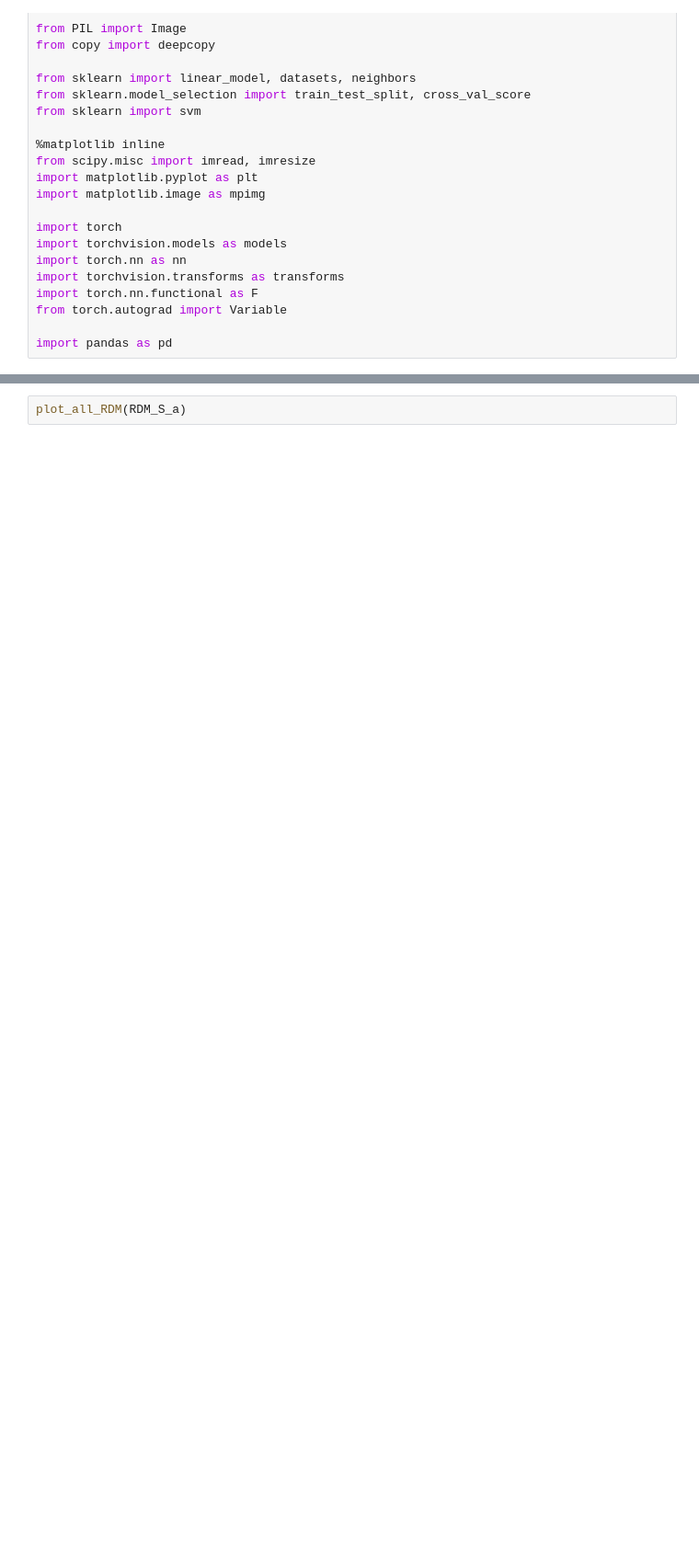
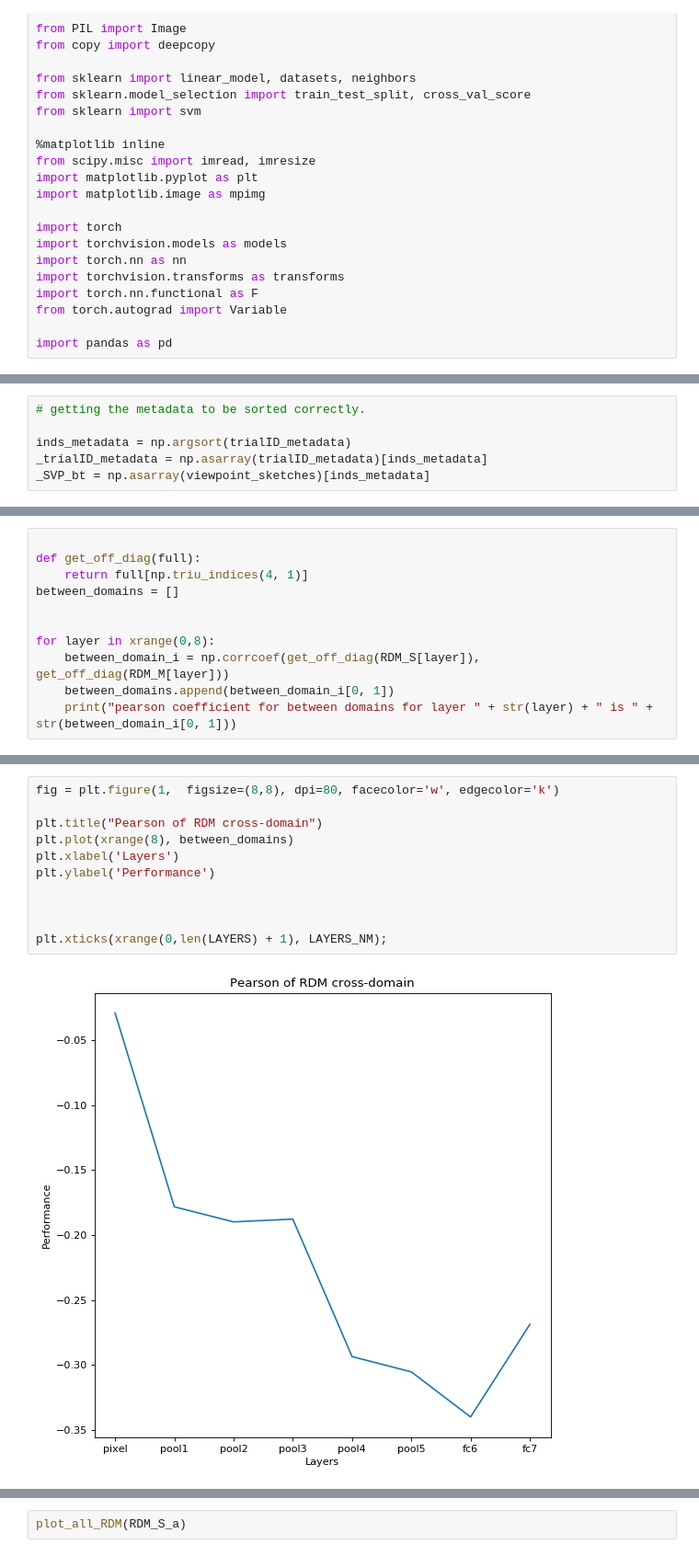
Before and after one commit to judithfan/sketchfeat, a Jupyter notebook: Sketch_3D model analysis_pytorch.ipynb, the cells around one changed output, grey strips where cells are left out. Shown at 92% size. Cells and saved outputs as stored; diff of their text form; blank space fills up the shorter version.

Commit message:
Added all code for calculating RDM's cross-domains

```diff
--- a/Sketch_3D model analysis_pytorch.ipynb
+++ b/Sketch_3D model analysis_pytorch.ipynb
@@ -258,0 +151,6 @@ for layer in xrange(0,7):
+# %%
+# getting the metadata to be sorted correctly.
+
+inds_metadata = np.argsort(trialID_metadata)
+_trialID_metadata = np.asarray(trialID_metadata)[inds_metadata]
+_SVP_bt = np.asarray(viewpoint_sketches)[inds_metadata]
@@ -258,0 +387,11 @@ for layer in xrange(0,7):
+# %%
+
+def get_off_diag(full):
+    return full[np.triu_indices(4, 1)]
+between_domains = []
+
+
+for layer in xrange(0,8):
+    between_domain_i = np.corrcoef(get_off_diag(RDM_S[layer]), get_off_diag(RDM_M[layer]))
+    between_domains.append(between_domain_i[0, 1])
+    print("pearson coefficient for between domains for layer " + str(layer) + " is " + str(between_domain_i[0, 1]))
@@ -258,0 +407,13 @@ for layer in xrange(0,7):
+# %%
+fig = plt.figure(1,  figsize=(8,8), dpi=80, facecolor='w', edgecolor='k')
+
+plt.title("Pearson of RDM cross-domain")
+plt.plot(xrange(8), between_domains)
+plt.xlabel('Layers')
+plt.ylabel('Performance')
+
+
+
+plt.xticks(xrange(0,len(LAYERS) + 1), LAYERS_NM);
+# %% [output]
+[figure, added]
```
Also changed, not shown: parts of 56 cells of this notebook.
